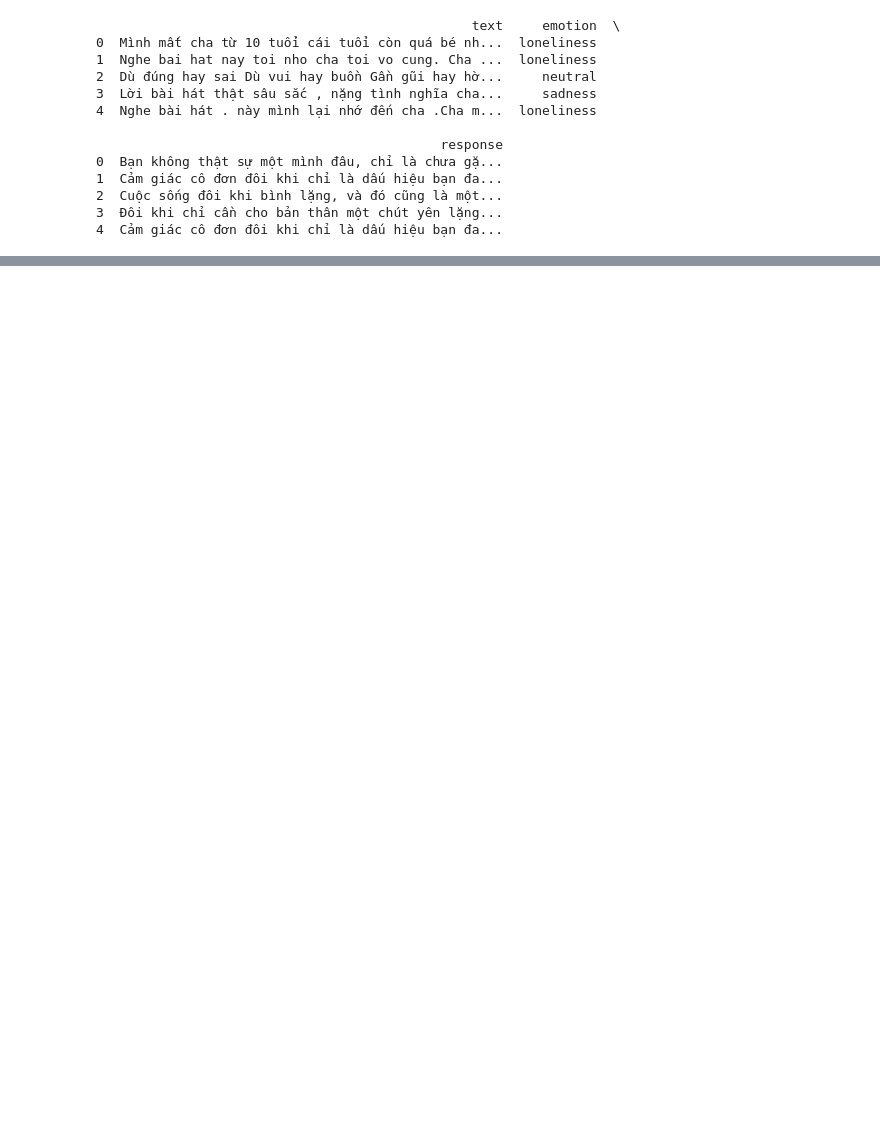
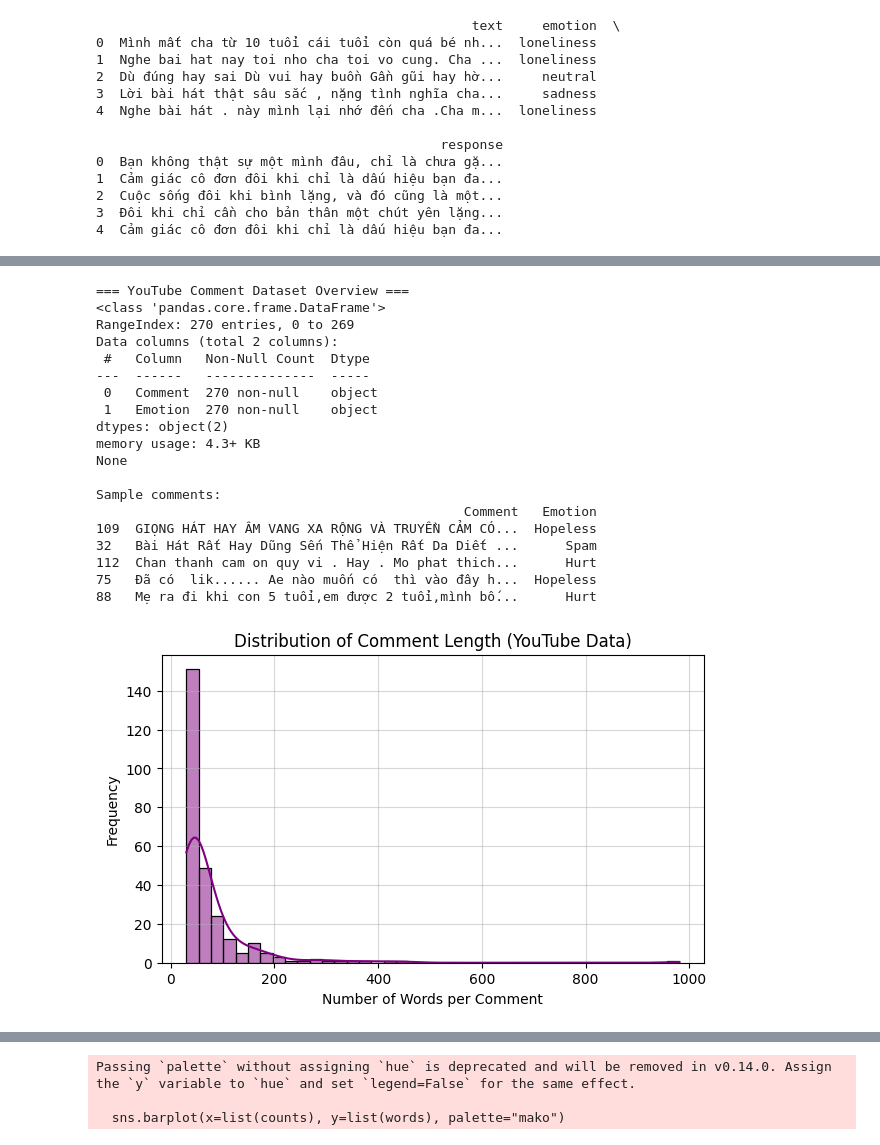
Before and after one commit to khanh13253/DSP, a Jupyter notebook: LLM_data_augment.ipynb, the cells around one changed output, grey strips where cells are left out. Saved outputs shown, nothing was run; the diff lists cells and outputs as text; code cells hidden in the pictures; blank space fills up the shorter version.

```diff
--- a/LLM_data_augment.ipynb
+++ b/LLM_data_augment.ipynb
@@ -143,0 +237,68 @@ print(f"Created {len(augmented_rows)} new rows. Total: {len(augmented_df)} rows.
+# %%
+# Load the collected data
+df_yt = pd.read_csv("data/YT_data.csv")
+
+# --- Basic Info ---
+print("=== YouTube Comment Dataset Overview ===")
+print(df_yt.info())
+print("\nSample comments:")
+print(df_yt.sample(5))
+
+# --- Comment Length Analysis ---
+df_yt["text_length"] = df_yt["Comment"].apply(lambda x: len(str(x).split()))
+
+plt.figure(figsize=(7,4))
+sns.histplot(df_yt["text_length"], bins=40, kde=True, color="purple")
+plt.title("Distribution of Comment Length (YouTube Data)")
+plt.xlabel("Number of Words per Comment")
+plt.ylabel("Frequency")
+plt.grid(alpha=0.5)
+plt.show()
+
+# --- Word Frequency Analysis ---
+from collections import Counter
+
+# Basic tokenization (no stopword removal for now)
+all_words = " ".join(df_yt["Comment"].astype(str).tolist()).split()
+word_freq = Counter(all_words)
+
+# Get top 20 most common words
+top_words = word_freq.most_common(20)
+print("\nTop 20 most frequent words in YouTube comments:")
+for w, c in top_words:
+    print(f"{w}: {c}")
+
+# --- Visualization of top frequent words ---
+words, counts = zip(*top_words)
+plt.figure(figsize=(8, 4))
+sns.barplot(x=list(counts), y=list(words), palette="mako")
+plt.title("Top 20 Most Frequent Words (YouTube Comments)")
+plt.xlabel("Frequency")
+plt.ylabel("Word")
+plt.grid(axis='x', alpha=0.4)
+plt.show()
+
+# --- Comment length summary statistics ---
+print("\nComment Length Statistics:")
+print(df_yt["text_length"].describe())
+# %% [output]
+=== YouTube Comment Dataset Overview ===
+<class 'pandas.core.frame.DataFrame'>
+RangeIndex: 270 entries, 0 to 269
+Data columns (total 2 columns):
+ #   Column   Non-Null Count  Dtype
+---  ------   --------------  -----
+ 0   Comment  270 non-null    object
+ 1   Emotion  270 non-null    object
+dtypes: object(2)
+memory usage: 4.3+ KB
+None
+
+Sample comments:
+                                               Comment   Emotion
+109  GIỌNG HÁT HAY ÂM VANG XA RỘNG VÀ TRUYỀN CẢM CÓ...  Hopeless
+32   Bài Hát Rất Hay Dũng Sến Thể Hiện Rất Da Diết ...      Spam
+112  Chan thanh cam on quy vi . Hay . Mo phat thich...      Hurt
+75   Đã có  lik...... Ae nào muốn có  thì vào đây h...  Hopeless
+88   Mẹ ra đi khi con 5 tuổi,em được 2 tuổi,mình bố...      Hurt
+[figure, added]
@@ -143,0 +322,3 @@ print(f"Created {len(augmented_rows)} new rows. Total: {len(augmented_df)} rows.
+Passing `palette` without assigning `hue` is deprecated and will be removed in v0.14.0. Assign the `y` variable to `hue` and set `legend=False` for the same effect.
+
+  sns.barplot(x=list(counts), y=list(words), palette="mako")
```
Also changed, not shown: parts of 4 cells of this notebook, 7 other files.
